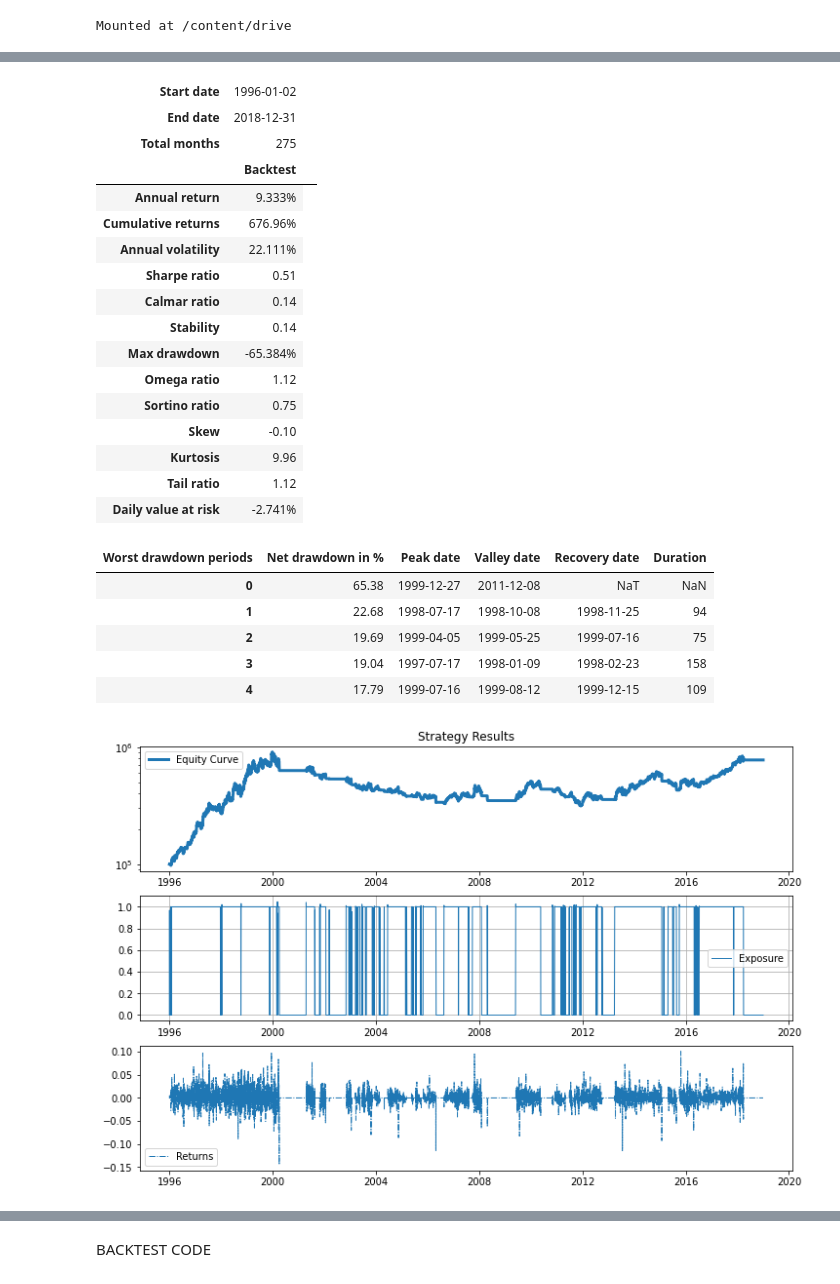
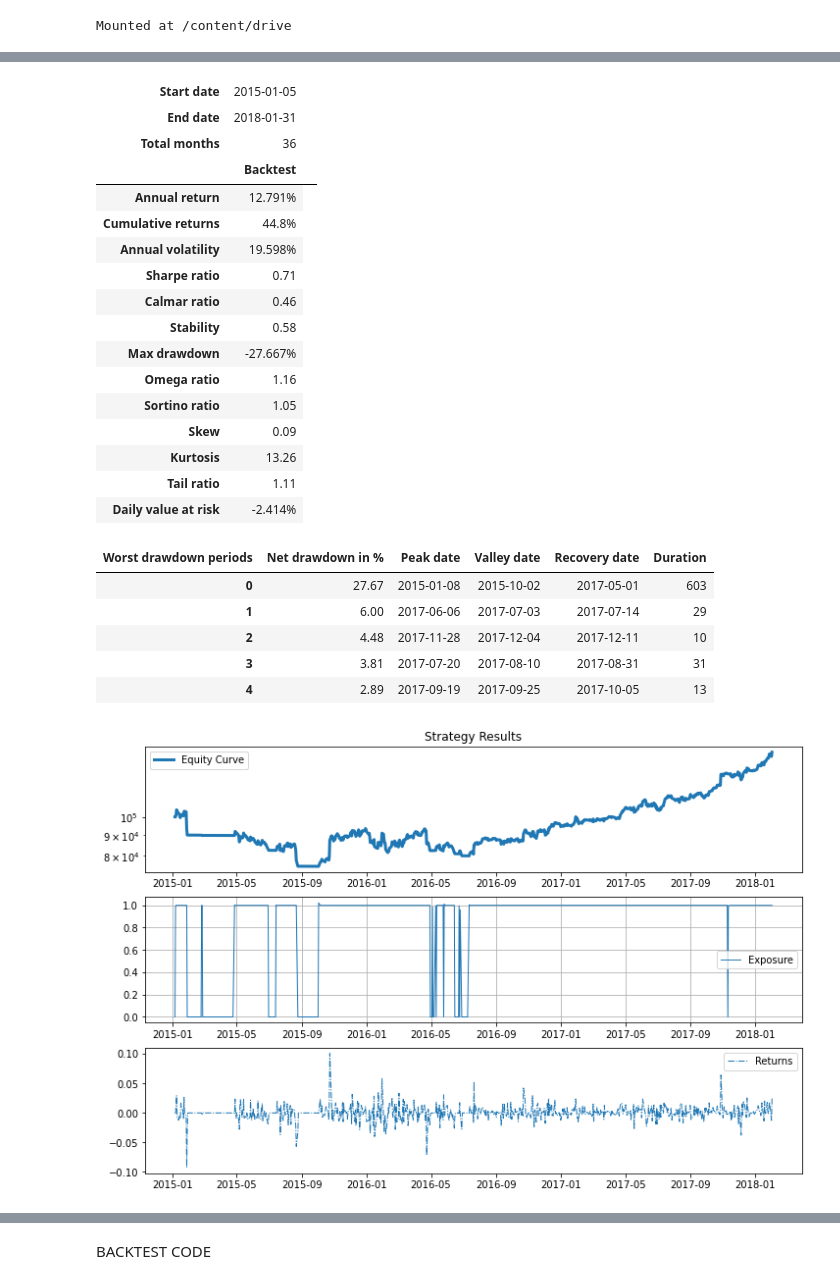
Before and after one commit to francoishcm/BackTesting, a Jupyter notebook: Zipline_Reloaded_BacktestEngine.ipynb, the cells around one changed output, grey strips where cells are left out. Saved outputs shown, nothing was run; the diff lists cells and outputs as text; code cells hidden in the pictures.

```diff
--- a/Zipline_Reloaded_BacktestEngine.ipynb
+++ b/Zipline_Reloaded_BacktestEngine.ipynb
@@ -153,6 +147,7 @@ Successfully installed empyrical-0.5.5 pyfolio-0.9.2+75.g4b901f6
 from zipline import run_algorithm
 from zipline.api import order_target_percent, symbol
 import pyfolio as pf
+import matplotlib.pyplot as plt
 from datetime import datetime
 import pytz
 import pandas as pd
@@ -184,54 +179,54 @@ def analyze(context, perf):
   ax.grid(False)
   # Second chart
   ax = fig.add_subplot(312)
   ax.plot(perf['gross_leverage'],
   label='Exposure', linestyle='-', linewidth=1.0)
   ax.legend()
   ax.grid(True)
   # Third chart
   ax = fig.add_subplot(313)
   ax.plot(perf['returns'], label='Returns', linestyle='-.', linewidth=1.0)
   ax.legend()
 
   # Use PyFolio to generate a performance report
   returns, positions, transactions = pf.utils.extract_rets_pos_txn_from_zipline(perf)
   pf.create_returns_tear_sheet(returns, benchmark_rets=None)
 
-start_date = pd.to_datetime('1996-1-1', utc=True)
-end_date = pd.to_datetime('2018-12-31', utc=True)
+start_date = pd.Timestamp('2015-01-03', tz='utc')
+end_date = pd.Timestamp('2018-01-31', tz='utc')
 
 perf = run_algorithm(
     start=start_date,
     end=end_date,
     initialize=initialize,
     analyze=analyze,
     handle_data=handle_data,
     capital_base=100000,
     data_frequency='daily',
     bundle='quandl'
 )
 # %% [output]
-| Start date | 1996-01-02 |  |
-| End date | 2018-12-31 |  |
-| Total months | 275 |  |
+| Start date | 2015-01-05 |  |
+| End date | 2018-01-31 |  |
+| Total months | 36 |  |
 |  | Backtest |
-| Annual return | 9.333% |
-| Cumulative returns | 676.96% |
-| Annual volatility | 22.111% |
-| Sharpe ratio | 0.51 |
-| Calmar ratio | 0.14 |
-| Stability | 0.14 |
-| Max drawdown | -65.384% |
-| Omega ratio | 1.12 |
-| Sortino ratio | 0.75 |
-| Skew | -0.10 |
-| Kurtosis | 9.96 |
-| Tail ratio | 1.12 |
-| Daily value at risk | -2.741% |
+| Annual return | 12.791% |
+| Cumulative returns | 44.8% |
+| Annual volatility | 19.598% |
+| Sharpe ratio | 0.71 |
+| Calmar ratio | 0.46 |
+| Stability | 0.58 |
+| Max drawdown | -27.667% |
+| Omega ratio | 1.16 |
+| Sortino ratio | 1.05 |
+| Skew | 0.09 |
+| Kurtosis | 13.26 |
+| Tail ratio | 1.11 |
+| Daily value at risk | -2.414% |
 | Worst drawdown periods | Net drawdown in % | Peak date | Valley date | Recovery date | Duration |
-| 0 | 65.38 | 1999-12-27 | 2011-12-08 | NaT | NaN |
-| 1 | 22.68 | 1998-07-17 | 1998-10-08 | 1998-11-25 | 94 |
-| 2 | 19.69 | 1999-04-05 | 1999-05-25 | 1999-07-16 | 75 |
-| 3 | 19.04 | 1997-07-17 | 1998-01-09 | 1998-02-23 | 158 |
-| 4 | 17.79 | 1999-07-16 | 1999-08-12 | 1999-12-15 | 109 |
+| 0 | 27.67 | 2015-01-08 | 2015-10-02 | 2017-05-01 | 603 |
+| 1 | 6.00 | 2017-06-06 | 2017-07-03 | 2017-07-14 | 29 |
+| 2 | 4.48 | 2017-11-28 | 2017-12-04 | 2017-12-11 | 10 |
+| 3 | 3.81 | 2017-07-20 | 2017-08-10 | 2017-08-31 | 31 |
+| 4 | 2.89 | 2017-09-19 | 2017-09-25 | 2017-10-05 | 13 |
-[figure, old version]
+[figure, new version]
```
Also changed, not shown: parts of 11 cells of this notebook.
